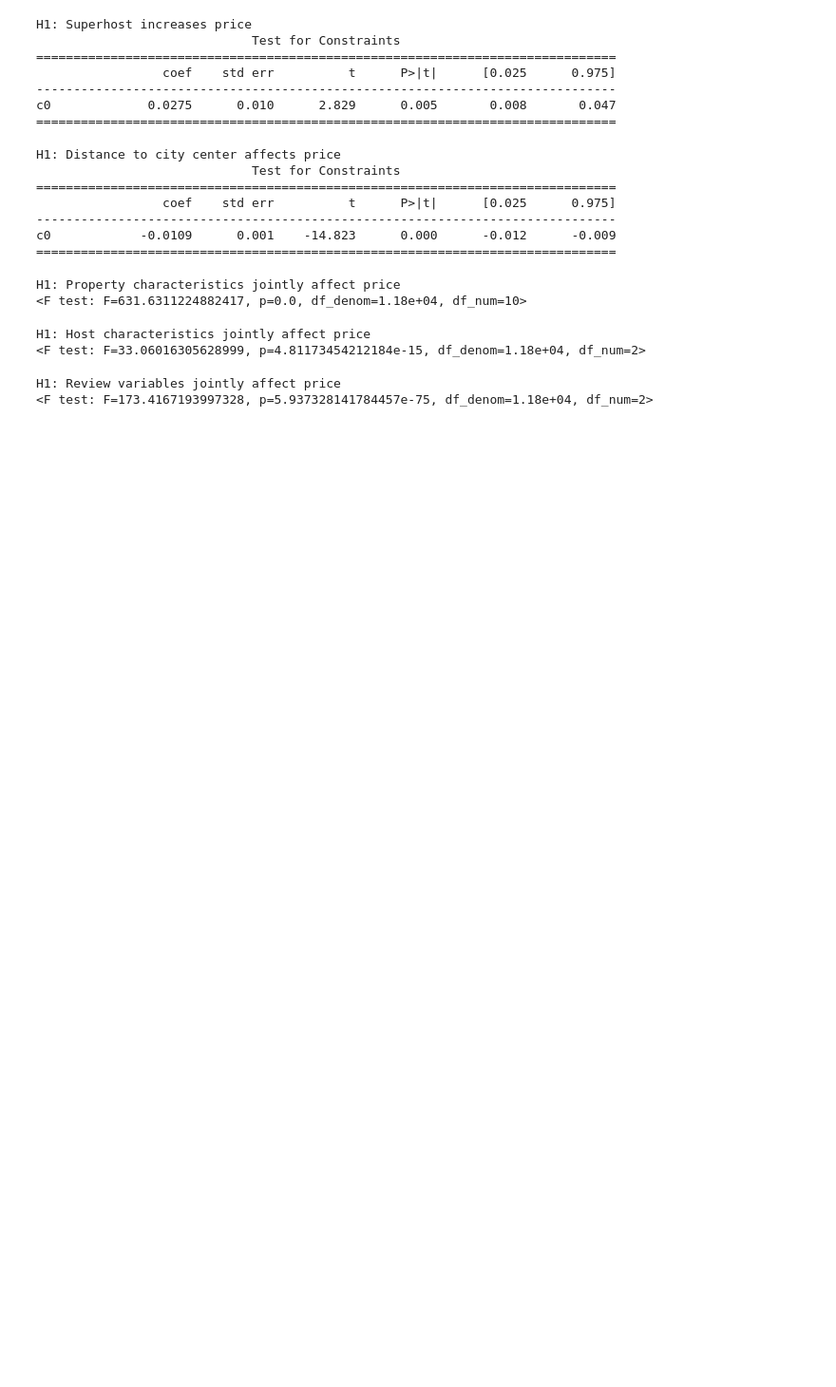
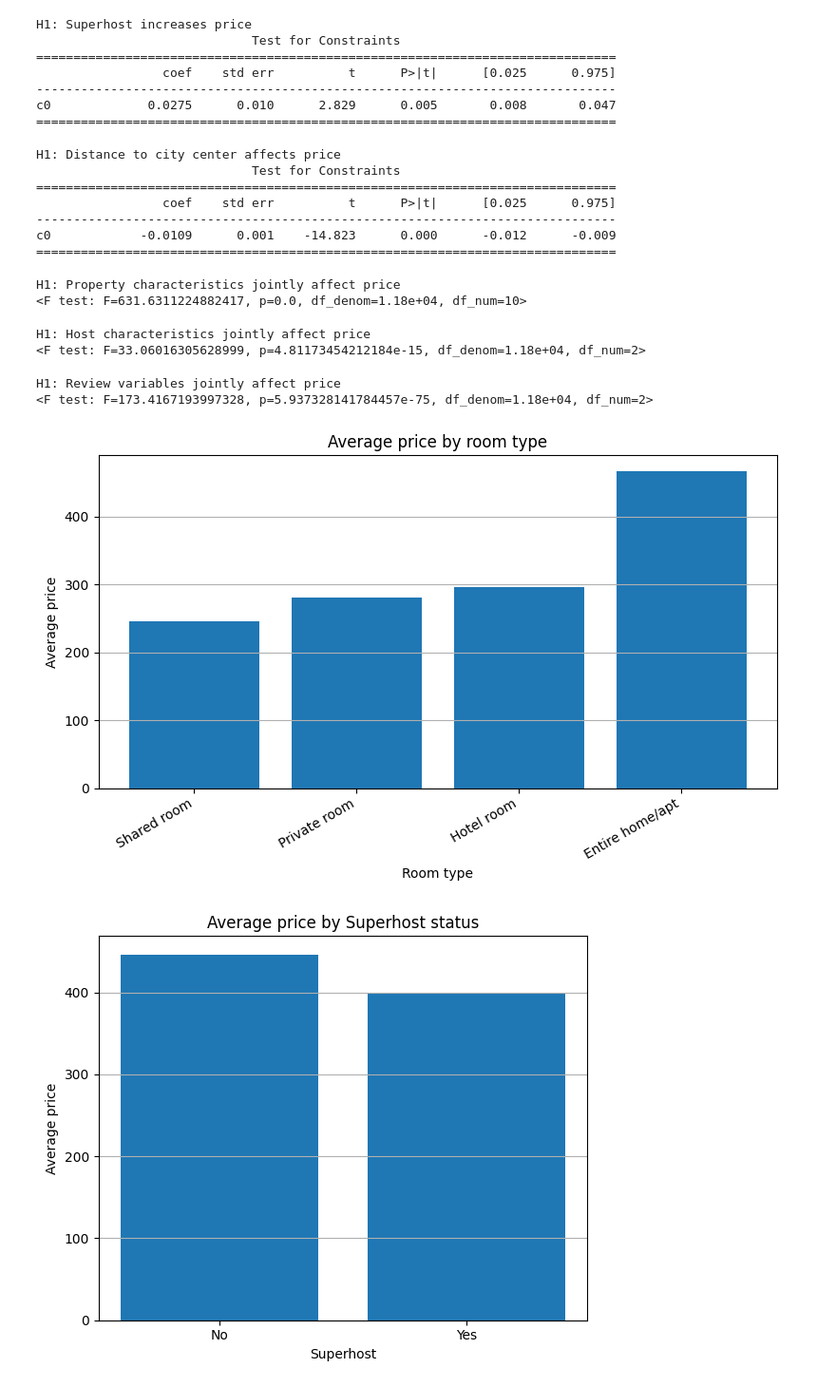
Before and after one commit to anna-kryvulia/Econometrics_project_Airbnb, a Jupyter notebook: price_model.ipynb, the cells around one changed output. Shown at 95% size. Saved outputs shown, nothing was run; the diff lists cells and outputs as text; code cells hidden in the pictures; blank space fills up the shorter version.

```diff
--- a/price_model.ipynb
+++ b/price_model.ipynb
@@ -309,3 +309,48 @@ if price_review_vars:
 # %% [output]
 H1: Review variables jointly affect price
 <F test: F=173.4167193997328, p=5.937328141784457e-75, df_denom=1.18e+04, df_num=2>
+# %%
+
+df_plot = df[['room_type', 'host_is_superhost', 'distance_to_city_center', 'price']].dropna().copy()
+
+room_price = df_plot.groupby('room_type', observed=False)['price'].mean().sort_values()
+
+plt.figure(figsize=(8, 5))
+plt.bar(room_price.index.astype(str), room_price.values)
+plt.xlabel('Room type')
+plt.ylabel('Average price')
+plt.title('Average price by room type')
+plt.xticks(rotation=30, ha='right')
+plt.grid(axis='y')
+plt.tight_layout()
+plt.show()
+
+superhost_price = df_plot.groupby('host_is_superhost', observed=False)['price'].mean().reset_index()
+superhost_price['host_is_superhost'] = superhost_price['host_is_superhost'].map({0: 'No', 1: 'Yes'})
+
+plt.figure(figsize=(6, 5))
+plt.bar(superhost_price['host_is_superhost'], superhost_price['price'])
+plt.xlabel('Superhost')
+plt.ylabel('Average price')
+plt.title('Average price by Superhost status')
+plt.grid(axis='y')
+plt.tight_layout()
+plt.show()
+
+distance_plot = df_plot[['distance_to_city_center', 'price']].copy()
+distance_plot = distance_plot.sort_values('distance_to_city_center')
+
+distance_plot['distance_round'] = distance_plot['distance_to_city_center'].round(1)
+distance_price = distance_plot.groupby('distance_round', observed=False)['price'].mean().reset_index()
+
+plt.figure(figsize=(8, 5))
+plt.plot(distance_price['distance_round'], distance_price['price'])
+plt.xlabel('Distance to city center (km)')
+plt.ylabel('Average price')
+plt.title('Average price by distance to city center')
+plt.grid(True)
+plt.tight_layout()
+plt.show()
+# %% [output]
+[figure, added]
+[figure, added]
```
Also changed, not shown: parts of 5 cells of this notebook, 1 other file.
